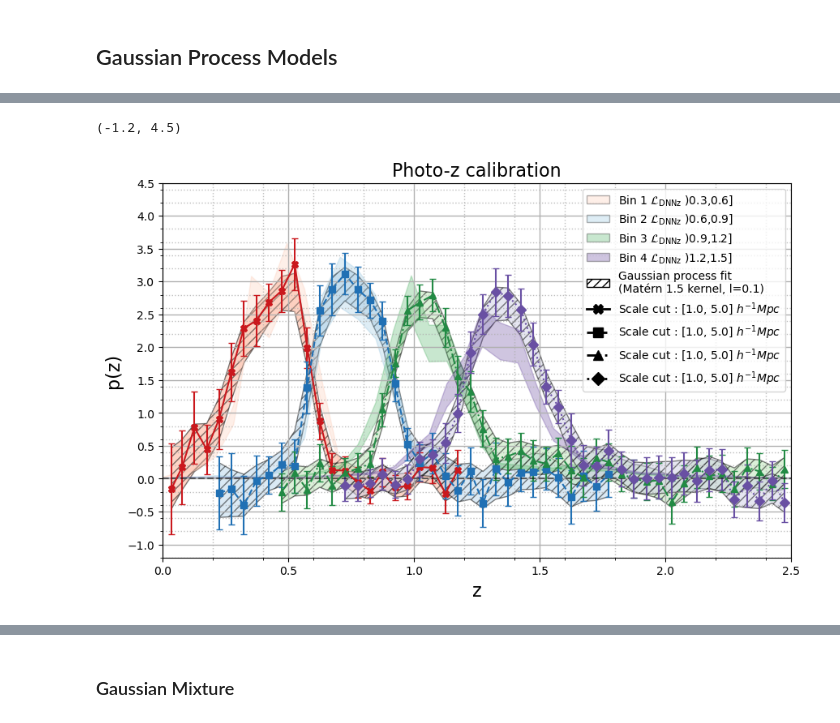
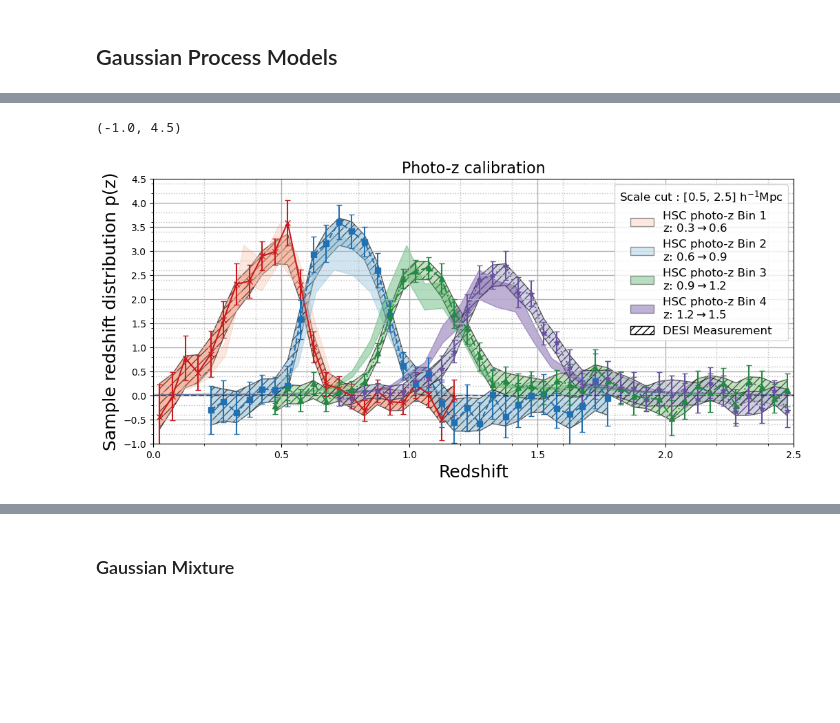
Before and after one commit to JeanCHDJdev/desi-y3-hsc, a Jupyter notebook: src/statistics/merged_results.ipynb, the cells around one changed output, grey strips where cells are left out. Saved outputs shown, nothing was run; the diff lists cells and outputs as text; code cells hidden in the pictures; blank space fills up the shorter version.

Commit message:
notebook updates to distributions and results

```diff
--- a/src/statistics/merged_results.ipynb
+++ b/src/statistics/merged_results.ipynb
@@ -286,9 +397,9 @@ array([0.02, 0.06, 0.1 , 0.14, 0.18, 0.22, 0.26, 0.3 , 0.34, 0.38, 0.42,
 stds = []
 viridis = plt.get_cmap('viridis')
 tomo_bin = [0, 1.2]
-zval = (zbins[1:] + zbins[:-1])/2
+tomo_vals = (bins_hsc[1:] + bins_hsc[:-1])/2
+zval = (bins_z[1:] + bins_z[:-1])/2
 dz = 0.1
-tomo_vals = np.arange(0, zval.max() + dz, dz)
 haserr = True
 plotted_indices = []
 
@@ -451,12 +575,12 @@ for i in range(1, len(stds)+1):
     ## now let's get the wpp measurements to get the full correction
     wpp_meas, wpp_err_meas, _ = inference.wpp(
             path=path_dictionary['HSC'],
-            scale_cuts=[1, 5],
+            scale_cuts=[.2, 3],
             bin_index=i,
         )
     wpp_err.append(wpp_err_meas)
     wpp.append(wpp_meas)
-    zeff.append(cf.get_zeff(zlow=(i-1)*0.1, zhigh=i*0.1, type='HSC'))
+    zeff.append(cf.get_zeff(zlow=(i-1)*0.1, zhigh=i*0.1, type='HSC', scheme='simple'))
 print(f'zeff = {zeff}')
 print(f'wpp = {wpp}')
 print(f'wpp_err = {wpp_err}')
@@ -578,6 +710,7 @@ Processing redshift bin 50 (Completion : 91.07%)
 Processing redshift bin 55 (Completion : 100.00%)
 # %%
 importlib.reload(inference)
+importlib.reload(ct)
 ncurves = 0
 tracer_trad = {
     'BGS_ANY' : 'BGS',
@@ -595,7 +728,7 @@ tomo_bin_dnnz = np.loadtxt('hsc_pz/data/tomographic_binning_dnnz.dat')
 
 fig, ax = plt.subplots(figsize=(14, 6))
 
-scale_cut = [1, 5]  # scale cuts for the analysis
+scale_cut = [0.5, 2]  # scale cuts for the analysis
 
 tomo_interest = [1,2,3,4]  # tomographic bins of interest
 title = 'Photo-z calibration for\nHSCx['
@@ -610,6 +743,7 @@ nz = []
 nz_err = []
 for tomo in tomo_interest:
     tomo_nz, tomo_nz_err = inference.full_npz_tomo(
+        do_bias_correction=False,
         path_dictionary=path_dictionary,
         scale_cuts=scale_cut,
         tracer="Merged",
@@ -729,7 +863,7 @@ Tomo 4 :
 # %% [markdown]
 ## Gaussian Process Models
 # %%
-stem = 'v10'
+stem = 'v15_dr1'
 outdir = ROOT / f'merged_{stem}'
 path_dictionary = {
     'HSC' : ROOT / 'v11_correction' / f'autos_HSC', # with no wpp correction, is unused
@@ -747,20 +906,20 @@ ncurves = 0
 tracer_trad = {
     'BGS_ANY' : 'BGS',
     'LRG' : 'LRG',
-    'ELGnotqso' : 'ELG',
+    'ELG_LOPnotqso' : 'ELG',
     'QSO' : 'QSO',
 }
 
 bins_hsc = np.arange(0.3, 1.8, 0.3)
 
 colormaps = [plt.get_cmap(c) for c in ['Reds', 'Blues', 'Greens', 'Purples']]
-markers = ['X', 's', '^', 'D']
+markers = ['x', 's', '^', '*']
 linestyles = ['-', '--', '-.', ':']
 tomo_bin_dnnz = np.loadtxt('hsc_pz/data/tomographic_binning_dnnz.dat')
 
-fig, ax = plt.subplots(figsize=(10, 6))
+fig, ax = plt.subplots(figsize=(12, 5))
 
-scale_cut = [1, 5]
+scale_cut = [.5, 2.5]
 
 tomo_interest = [1,2,3,4]  # tomographic bins of interest
 title = 'Photo-z calibration'
@@ -769,7 +928,7 @@ redshifts = np.load('zeff/desi_z_clustering_catalogs.npy')
 zeff = np.array(
     [np.mean(redshifts[(zbins[i] < redshifts) & (redshifts <= zbins[i+1])]) for i in range(len(zbins)-1)]
 )
-print(f'zeff = {zeff}')
+zeff = (zbins[1:] + zbins[:-1]) / 2  # use the midpoints of the bins as effective redshifts
 
 nz = []
 nz_err = []
@@ -777,7 +936,7 @@ for tomo_index, tomo in enumerate(tomo_interest):
     tomo_nz, tomo_nz_err = inference.full_npz_tomo(
         path_dictionary=path_dictionary,
         scale_cuts=scale_cut,
-        do_bias_correction=True,
+        do_bias_correction=False,
         tracer="Merged",
         tomo_bin=tomo,
         rebin=1,
@@ -810,10 +969,10 @@ for tomo_index, tomo in enumerate(tomo_interest):
         zval,
         y_mean - y_std,
         y_mean + y_std,
-        alpha=0.5,
-        color=colormaps[tomo-1](0.3),
+        alpha=0.6,
+        color=colormaps[tomo-1](0.4),
         edgecolor='black',
-        label=f'{tracer_trad[tracers[tomo-1]]} (GP)',
+        label=f'GP',
         hatch='///'
     )
 
@@ -853,19 +1012,19 @@ for dnnz_idx in range(1, 5):
     if len(tomo_interest) == 1:
         col = 'gray'
     else:
-        col = colormaps[dnnz_idx-1](dnnz_idx/len(bins_hsc))
+        col = colormaps[dnnz_idx-1]((dnnz_idx+0.1)/len(bins_hsc))
 
     ax.fill_between(
         mids,
         np.percentile(dnnz, 16, axis=0),
         np.percentile(dnnz, 84, axis=0),
         color=col,
-        alpha=0.3
+        alpha=0.4
         )
 
 #title+=f'] ' +r'$\rm{h}^{-1}\rm{Mpc}$'
-ax.set_xlabel('z', fontsize=16)
-ax.set_ylabel('p(z)', fontsize=16)
+ax.set_xlabel('Redshift', fontsize=18)
+ax.set_ylabel('Sample redshift distribution p(z)', fontsize=18)
 
 legend_elements = []
 
@@ -876,17 +1035,17 @@ for bin_id in tomo_interest:
         col = colormaps[bin_id-1](bin_id/len(bins_hsc))
     patch = Patch(
         facecolor=col,
-        alpha=0.3,
+        alpha=0.4,
         edgecolor='black',
-        label=f'Bin {bin_id} '
-        + r'$\mathcal{L}_{\mathrm{DNNz}}$'
-        + f' ){bins_hsc[bin_id-1]:.1f},{bins_hsc[bin_id]:.1f}]',
+        label=f'HSC photo-z Bin {bin_id}\n'
+        #+ r'$\mathcal{L}_{\mathrm{\tt{DNNz}}}$'
+        + f'z: {bins_hsc[bin_id-1]:.1f}' +r'$\rightarrow$' + f'{bins_hsc[bin_id]:.1f}',
     )
     legend_elements.append(patch)
 legend_elements.append(Patch(
         facecolor='white',
         edgecolor='black',
-        label='Gaussian process fit\n(Matérn 1.5 kernel, l=0.1)',
+        label='DESI Measurement',
         hatch='///',
     ))
 
@@ -900,16 +1059,18 @@ for i, (marker, linestyle, tracer) in enumerate(zip(markers, linestyles, tracers
         marker=marker,
         linestyle=linestyle,
         markersize=8,
-        label=f'Scale cut : [{scale_cut[0]:.1f}, {scale_cut[1]:.1f}] ' + r'$h^{-1}Mpc$',
+        label=f'Scale cut : [{scale_cut[0]:.1f}, {scale_cut[1]:.1f}] ' + r'h$^{-1}$Mpc',
         linewidth=2
     )
-    legend_elements.append(element)
+    #legend_elements.append(element)
 
 ax.legend(
     handles=legend_elements,
     loc='upper right',
     ncol=1 if len(tomo_interest) == 1 else 1,
-    fontsize=12 if len(tomo_interest) == 1 else 10,
+    fontsize=12 if len(tomo_interest) == 1 else 12,
+    title=f'Scale cut : [{scale_cut[0]:.1f}, {scale_cut[1]:.1f}] ' + r'h$^{-1}$Mpc',
+    title_fontsize=14 if len(tomo_interest) == 1 else 12,
 )
 
 #for i in range(len(nz)):
@@ -934,5 +1095,5 @@ ax.grid(which='minor', linestyle=':', linewidth=1, alpha=0.8)
 
 ax.set_title(title, fontsize=16)
 ax.set_xlim(0., 2.5)
-ax.set_ylim(-1.2, 4.5)
+ax.set_ylim(-1, 4.5)
 # %% [output]
@@ -957,2 +1108,2 @@ GP kernel: 0.691**2 * Matern(length_scale=0.1, nu=1.5)
-(-1.2, 4.5)
+(-1.0, 4.5)
-[figure, old version]
+[figure, new version]
```
Also changed, not shown: parts of 29 cells of this notebook, 5 other files.
